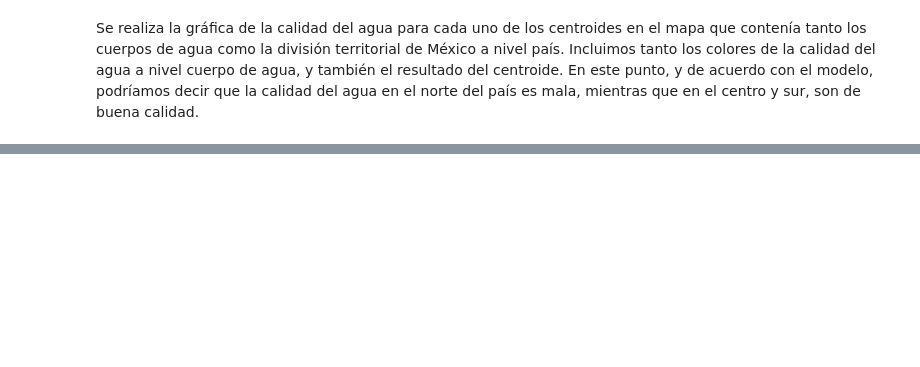
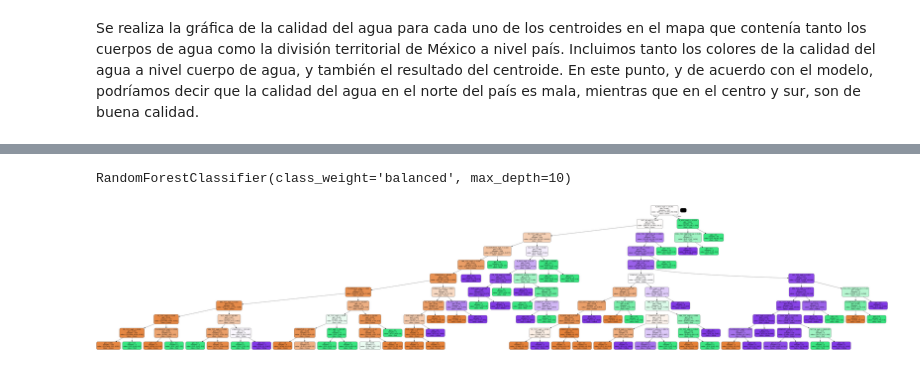
Before and after one commit to PosgradoMNA/actividades-del-projecto-equipo-9, a Jupyter notebook: Reto.ipynb, the cells around one changed output, grey strips where cells are left out. Saved outputs shown, nothing was run; the diff lists cells and outputs as text; code cells hidden in the pictures; blank space fills up the shorter version.

```diff
--- a/Reto.ipynb
+++ b/Reto.ipynb
@@ -624,0 +819,26 @@ Finalmente, podemos determinar que si bien la gráfica de codos es una guía par
+# %%
+from sklearn.ensemble import RandomForestClassifier
+from sklearn.datasets import make_classification
+import pydotplus
+from IPython.display import Image
+
+rf = RandomForestClassifier(max_depth=10, class_weight='balanced')
+rf = rf.fit(x_train, y_train)
+print(rf)
+rf = rf[1]
+arbol= export_graphviz (rf,
+                        out_file = None,
+                        feature_names= x_train.columns,
+                        class_names = ['Green','Red','Yellow'],
+                        rounded = True,
+                        filled = True)
+
+
+
+
+graph = pydotplus.graph_from_dot_data(arbol)
+graph.write_png('rf.png')
+Image(filename = 'rf.png')
+# %% [output]
+RandomForestClassifier(class_weight='balanced', max_depth=10)
+[figure, added]
```
Also changed, not shown: parts of 30 cells of this notebook.
